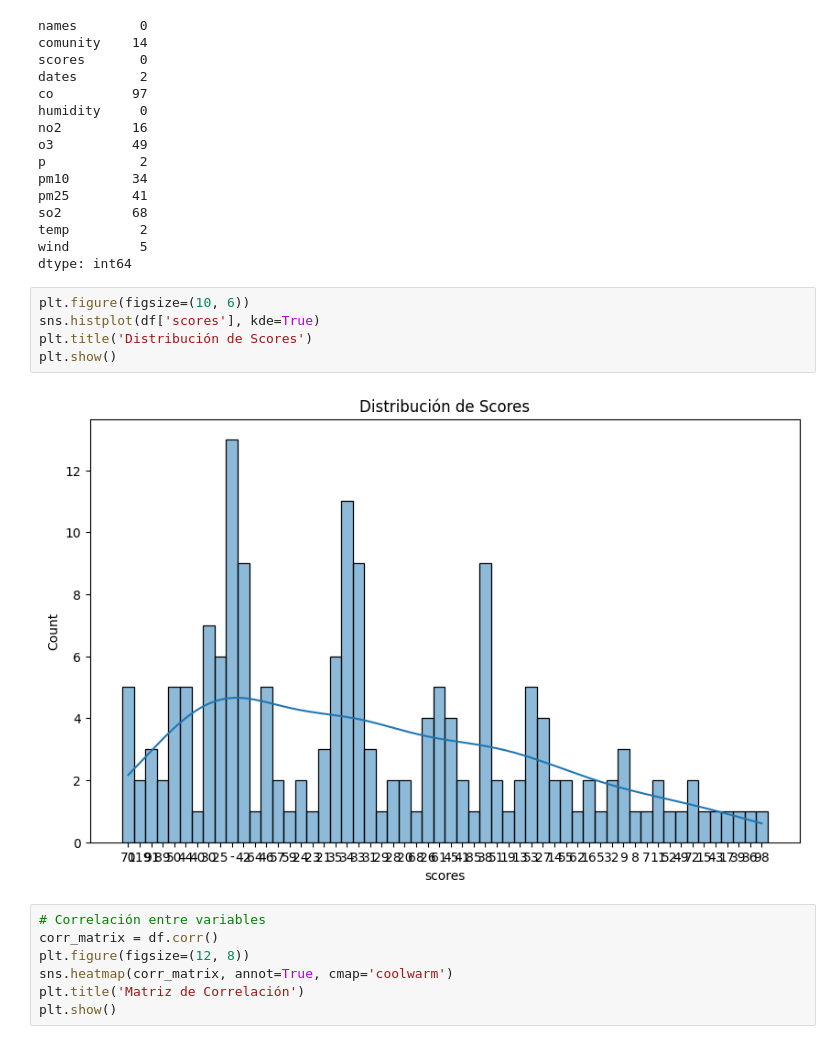
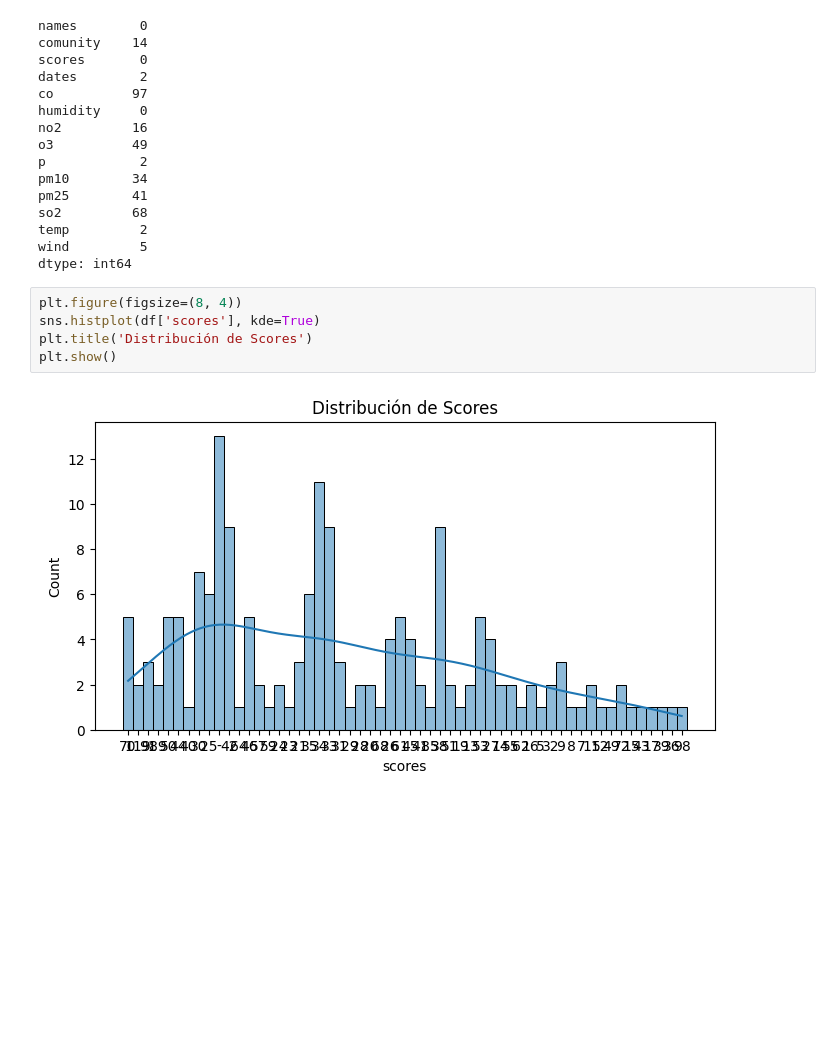
Before and after one commit to JoanLonsan/HAB_Project2_ML, a Jupyter notebook: 3. EDA_Exploratory_Data_Analysis/eda.ipynb, the cells around one changed output. Cells and saved outputs as stored; diff of their text form; blank space fills up the shorter version.

```diff
--- a/3. EDA_Exploratory_Data_Analysis/eda.ipynb
+++ b/3. EDA_Exploratory_Data_Analysis/eda.ipynb
@@ -43,17 +62,10 @@ so2         68
 temp         2
 wind         5
 dtype: int64
-# %%
-plt.figure(figsize=(10, 6))
-sns.histplot(df['scores'], kde=True)
-plt.title('Distribución de Scores')
-plt.show()
-# %% [output]
-[figure, removed]
-# %%
-# Correlación entre variables
-corr_matrix = df.corr()
-plt.figure(figsize=(12, 8))
-sns.heatmap(corr_matrix, annot=True, cmap='coolwarm')
-plt.title('Matriz de Correlación')
-plt.show()
+# %%
+plt.figure(figsize=(8, 4))
+sns.histplot(df['scores'], kde=True)
+plt.title('Distribución de Scores')
+plt.show()
+# %% [output]
+[figure, added]
```
Also changed, not shown: parts of 15 cells of this notebook.
